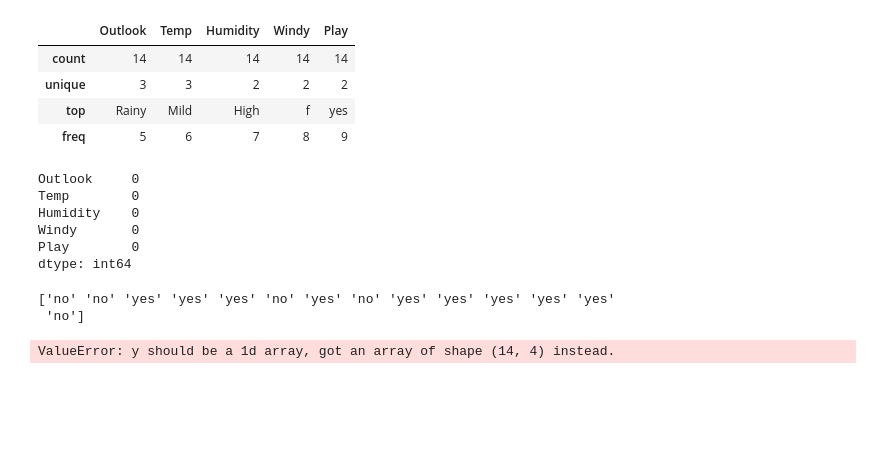
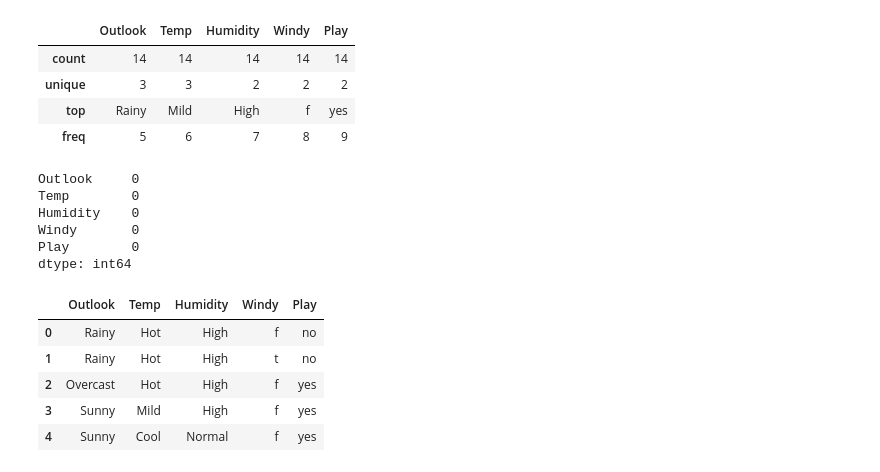
Before and after one commit to LAKSHAY162003/MlAlgos, a Jupyter notebook: naiveBayes.ipynb, the cells around one changed output. Saved outputs shown, nothing was run; the diff lists cells and outputs as text; code cells hidden in the pictures; blank space fills up the shorter version.

```diff
--- a/naiveBayes.ipynb
+++ b/naiveBayes.ipynb
@@ -56,13 +56,12 @@ Humidity    0
 Windy       0
 Play        0
 dtype: int64
-# %%
-X=dataset.drop("Play",axis=1).values
-y=dataset["Play"].values
-print(y)
-from sklearn.preprocessing import LabelEncoder
-y=LabelEncoder().fit_transform(y)
-# %% [output]
-['no' 'no' 'yes' 'yes' 'yes' 'no' 'yes' 'no' 'yes' 'yes' 'yes' 'yes' 'yes'
- 'no']
-ValueError: y should be a 1d array, got an array of shape (14, 4) instead.
+# %%
+dataset.head()
+# %% [output]
+|  | Outlook | Temp | Humidity | Windy | Play |
+| 0 | Rainy | Hot | High | f | no |
+| 1 | Rainy | Hot | High | t | no |
+| 2 | Overcast | Hot | High | f | yes |
+| 3 | Sunny | Mild | High | f | yes |
+| 4 | Sunny | Cool | Normal | f | yes |
```
Also changed, not shown: parts of 9 cells of this notebook, 2 other files.
